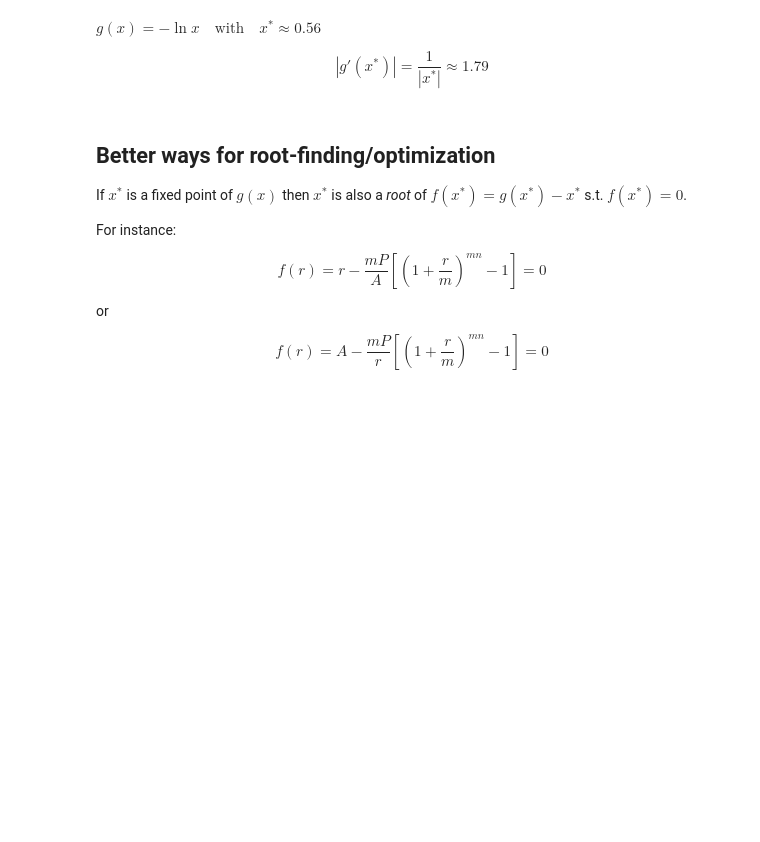
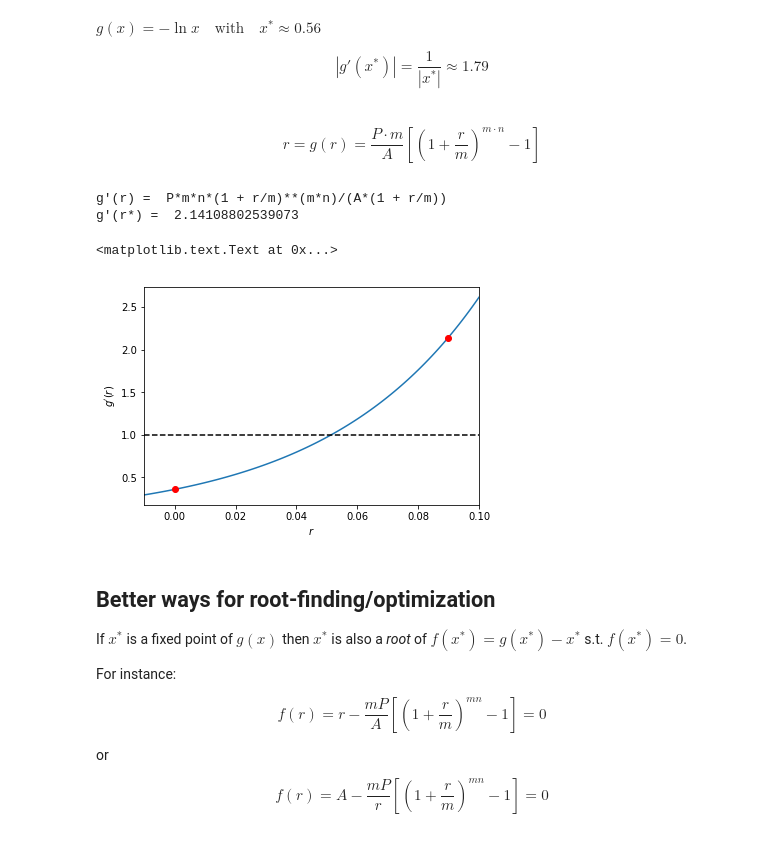
Before and after one commit to mandli/intro-numerical-methods, a Jupyter notebook: 05_root_finding_optimization.ipynb, the cells around one changed output. Saved outputs shown, nothing was run; the diff lists cells and outputs as text; code cells hidden in the pictures; blank space fills up the shorter version.

```diff
--- a/05_root_finding_optimization.ipynb
+++ b/05_root_finding_optimization.ipynb
@@ -328,6 +370,35 @@ $g(x) = e^{-x}$ with $x^* \approx 0.56$
 $g(x) = - \ln x \quad \text{with} \quad x^* \approx 0.56$
 
    $$|g'(x^*)| = \frac{1}{|x^*|} \approx 1.79$$
+# %% [markdown]
+$$
+    r = g(r) = \frac{P \cdot m}{A} \left[ \left(1 + \frac{r}{m} \right)^{m \cdot n} - 1 \right ]
+$$
+# %%
+import sympy
+r, P, m, A, n = sympy.symbols('r P m A n')
+g = P * m / A * ((1 + r /m)**(m * n) - 1)
+g_prime = g.diff(r)
+r_star = 0.08985602484084668
+print("g'(r) = ", g_prime)
+print("g'(r*) = ", g_prime.subs({P: 1500.0, m: 12, n:20, A: 1e6, r: r_star}))
+
+f = sympy.lambdify(r, g_prime.subs({P: 1500.0, m: 12, n:20, A: 1e6}))
+fig = plt.figure()
+axes = fig.add_subplot(1, 1, 1)
+r = numpy.linspace(-0.01, 0.1, 100)
+axes.plot(r, f(r))
+axes.plot(r, numpy.ones(r.shape), 'k--')
+axes.plot(r_star, f(r_star), 'ro')
+axes.plot(0.0, f(0.0), 'ro')
+axes.set_xlim((-0.01, 0.1))
+axes.set_xlabel("$r$")
+axes.set_ylabel("$g'(r)$")
+# %% [output]
+g'(r) =  P*m*n*(1 + r/m)**(m*n)/(A*(1 + r/m))
+g'(r*) =  2.14108802539073
+<matplotlib.text.Text at 0x...>
+[figure, added]
 # %% [markdown]
 ## Better ways for root-finding/optimization
 
```
Also changed, not shown: parts of 7 cells of this notebook.
